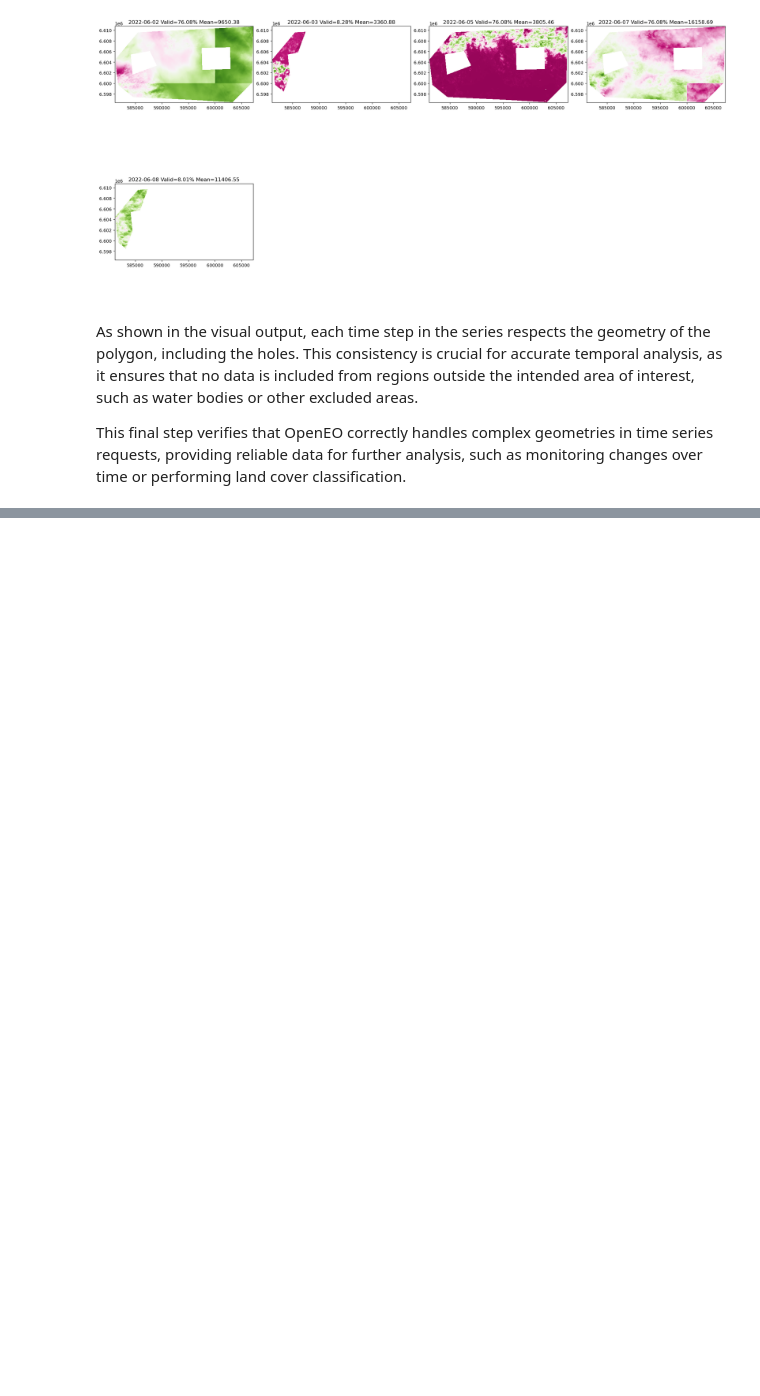
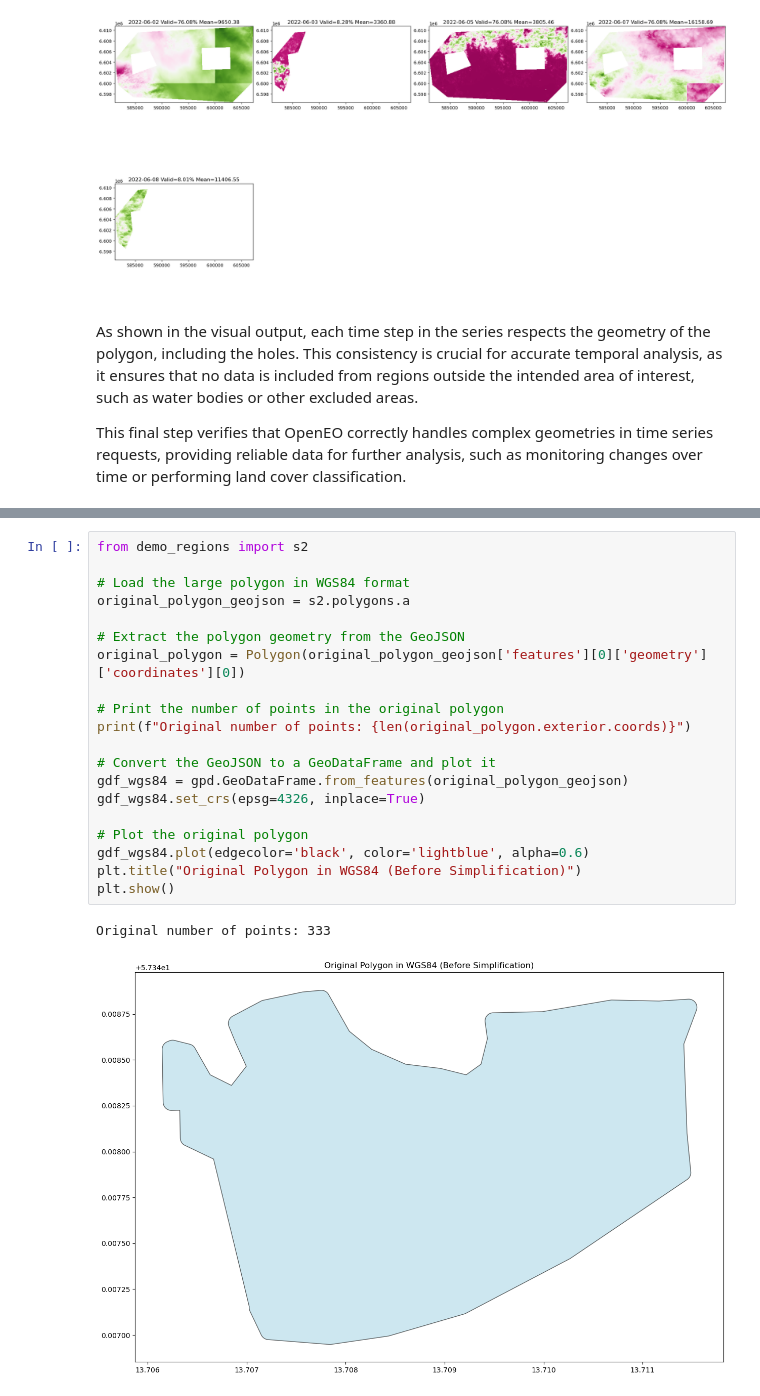
Before and after one commit to DigitalEarthSweden/digital-earth-sweden-community, a Jupyter notebook: tutorials/030_GEOM_020-Polygons-Intro.ipynb, the cells around one changed output, grey strips where cells are left out. Saved outputs shown, nothing was run; the diff lists cells and outputs as text; blank space fills up the shorter version.

```diff
--- a/tutorials/030_GEOM_020-Polygons-Intro.ipynb
+++ b/tutorials/030_GEOM_020-Polygons-Intro.ipynb
@@ -262,0 +297,23 @@ In our case, we're assigning a unique filename ("img_todays_date.nc") for each d
+# %%
+from demo_regions import s2
+
+# Load the large polygon in WGS84 format
+original_polygon_geojson = s2.polygons.a
+
+# Extract the polygon geometry from the GeoJSON
+original_polygon = Polygon(original_polygon_geojson['features'][0]['geometry']['coordinates'][0])
+
+# Print the number of points in the original polygon
+print(f"Original number of points: {len(original_polygon.exterior.coords)}")
+
+# Convert the GeoJSON to a GeoDataFrame and plot it
+gdf_wgs84 = gpd.GeoDataFrame.from_features(original_polygon_geojson)
+gdf_wgs84.set_crs(epsg=4326, inplace=True)
+
+# Plot the original polygon
+gdf_wgs84.plot(edgecolor='black', color='lightblue', alpha=0.6)
+plt.title("Original Polygon in WGS84 (Before Simplification)")
+plt.show()
+# %% [output]
+Original number of points: 333
+[figure, added]
```
Also changed, not shown: parts of 10 cells of this notebook, 1 other file.
